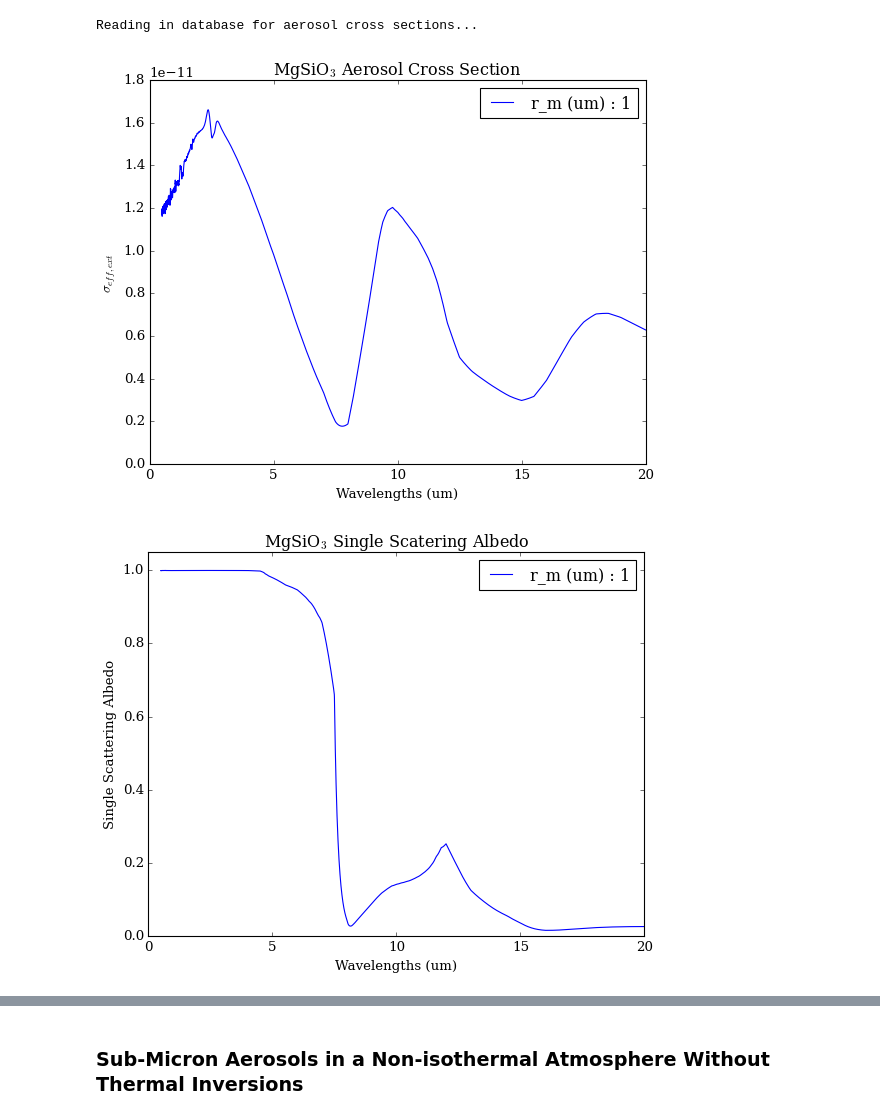
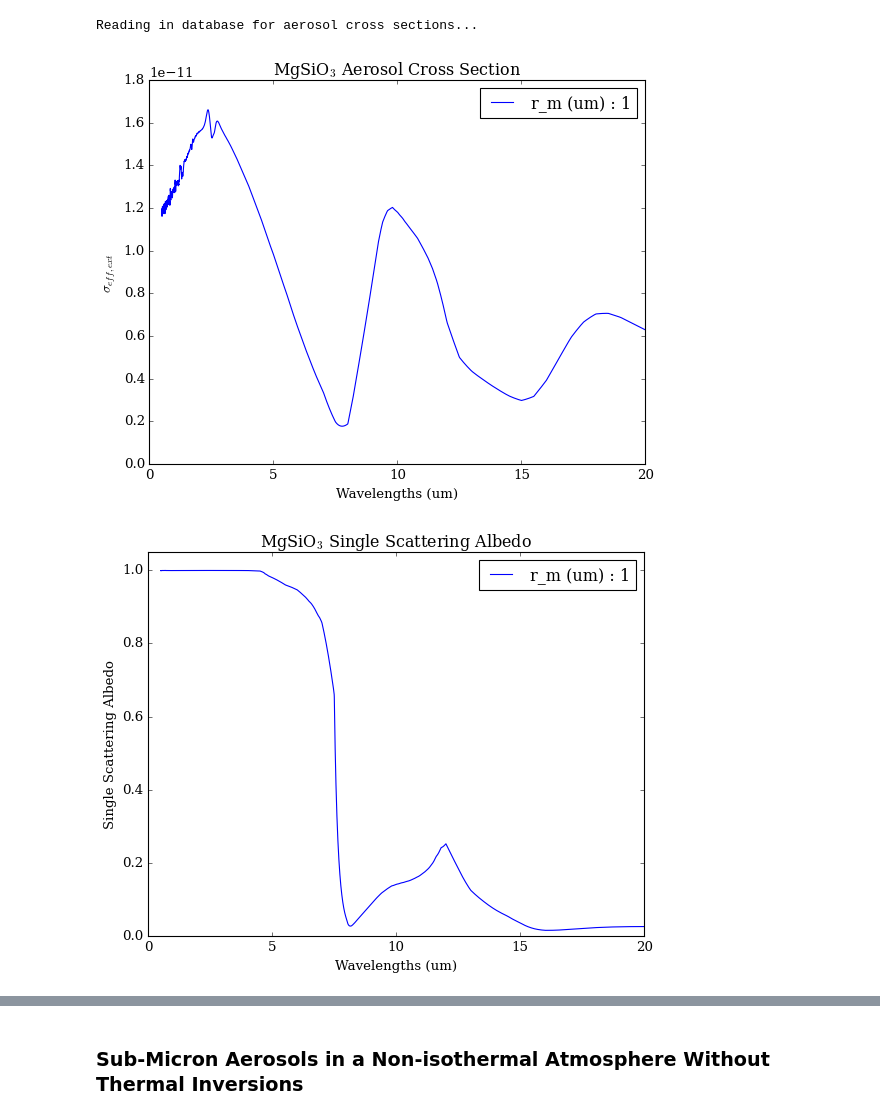
Before and after one commit to MartianColonist/POSEIDON, a Jupyter notebook: docs/content/notebooks/emission_scattering.ipynb, the cells around one changed output, grey strips where cells are left out. Saved outputs shown, nothing was run; the diff lists cells and outputs as text; code cells hidden in the pictures.

```diff
--- a/docs/content/notebooks/emission_scattering.ipynb
+++ b/docs/content/notebooks/emission_scattering.ipynb
@@ -350,36 +349,36 @@ Reading in database for aerosol cross sections...
 
 label = 'r_m (um) : ' + str(r_m)
 title = 'MgSiO$_3$ Aerosol Cross Section'
 
 plt.plot(wl,eff_ext, label = label)
 plt.legend()
 plt.title(title)
 plt.xlabel('Wavelengths (um)')
 plt.ylabel('$\sigma_{eff,ext}$')
 plt.show()
 
-title = 'MgSiO$_3$ Single Scatering Albedo'
+title = 'MgSiO$_3$ Single Scattering Albedo'
 
 plt.plot(wl,eff_w, label = label)
 plt.legend()
 plt.title(title)
 plt.xlabel('Wavelengths (um)')
 plt.ylabel('Single Scattering Albedo')
 plt.ylim((0,1.05))
 plt.show()
 
 title = 'MgSiO$_3$ Asymmetry Parameter'
 
 plt.plot(wl,eff_g, label = label)
 plt.legend()
 plt.title(title)
 plt.xlabel('Wavelengths (um)')
 plt.ylabel('Asymmetry Parameter')
 plt.ylim((0,1.05))
 plt.show()
 # %% [output]
-[figure, old version]
+[figure, new version]
-[figure, old version]
+[figure, new version]
 [figure]
 # %% [markdown]
 The effective extinction cross section is the combined scattering and absorption cross section. The scattering function disentangles the scattering and absorption properties by using the single scattering albedo and asymmetry parameter.
```
Also changed, not shown: parts of 35 cells of this notebook, 1 other file.
